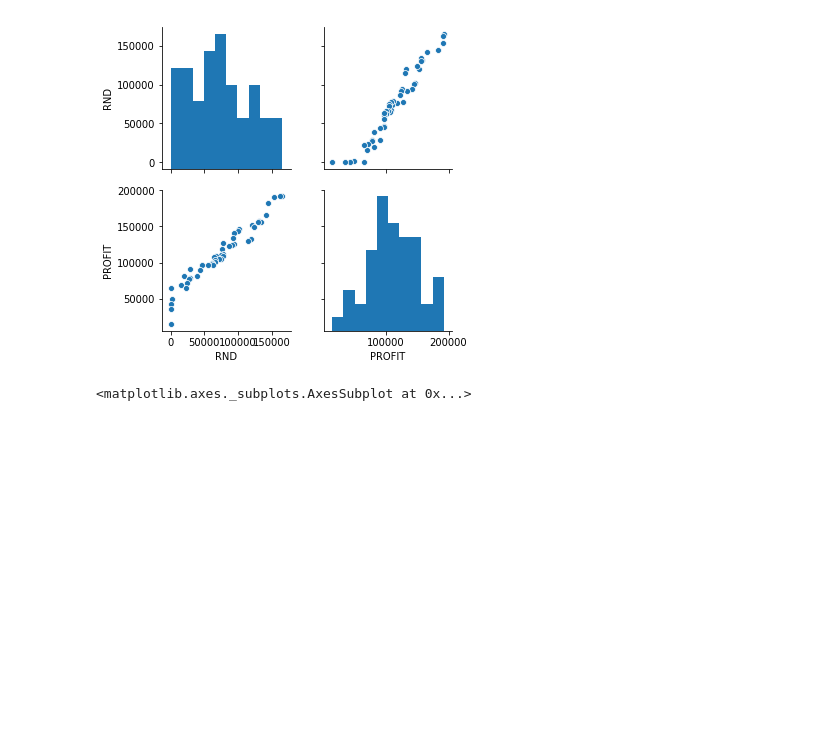
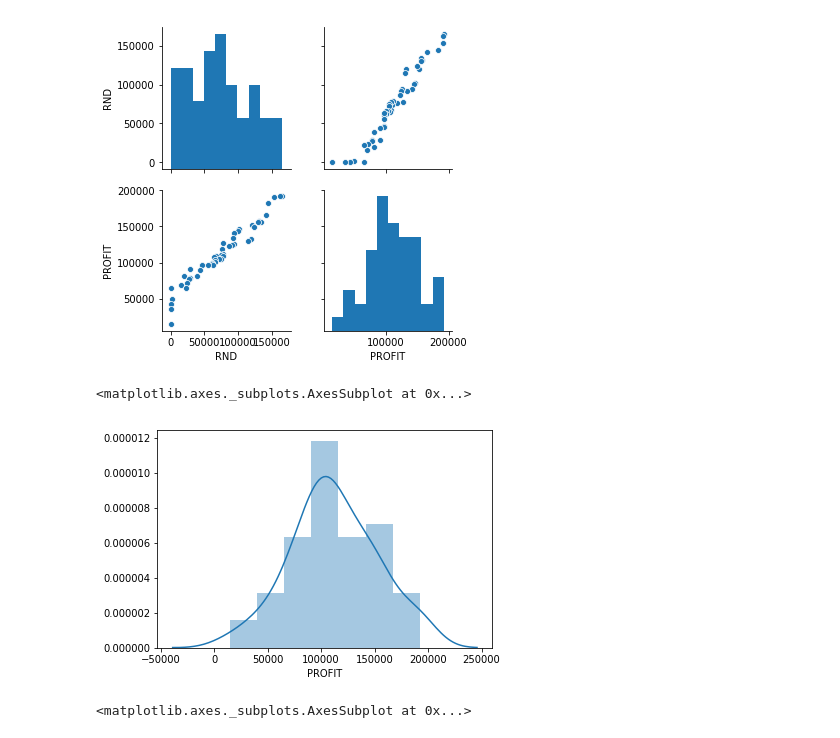
Before and after one commit to IamShrutika/ML, a Jupyter notebook: Linear regression.ipynb, the cells around one changed output. Cells and saved outputs as stored; diff of their text form; code cells hidden in the pictures; blank space fills up the shorter version.

```diff
--- a/Linear regression.ipynb
+++ b/Linear regression.ipynb
@@ -44,6 +44,11 @@ Y = A[["PROFIT"]]
 from sklearn.model_selection import train_test_split
 
 xtrain,xtest,ytrain,ytest=train_test_split(X,Y,test_size=0.2)
+# %%
+sb.distplot(A.PROFIT)
+# %% [output]
+<matplotlib.axes._subplots.AxesSubplot at 0x...>
+[figure, added]
 # %%
 sb.distplot(A.RND)
 # %% [output]
```
Also changed, not shown: parts of 4 cells of this notebook, 2 other files.
